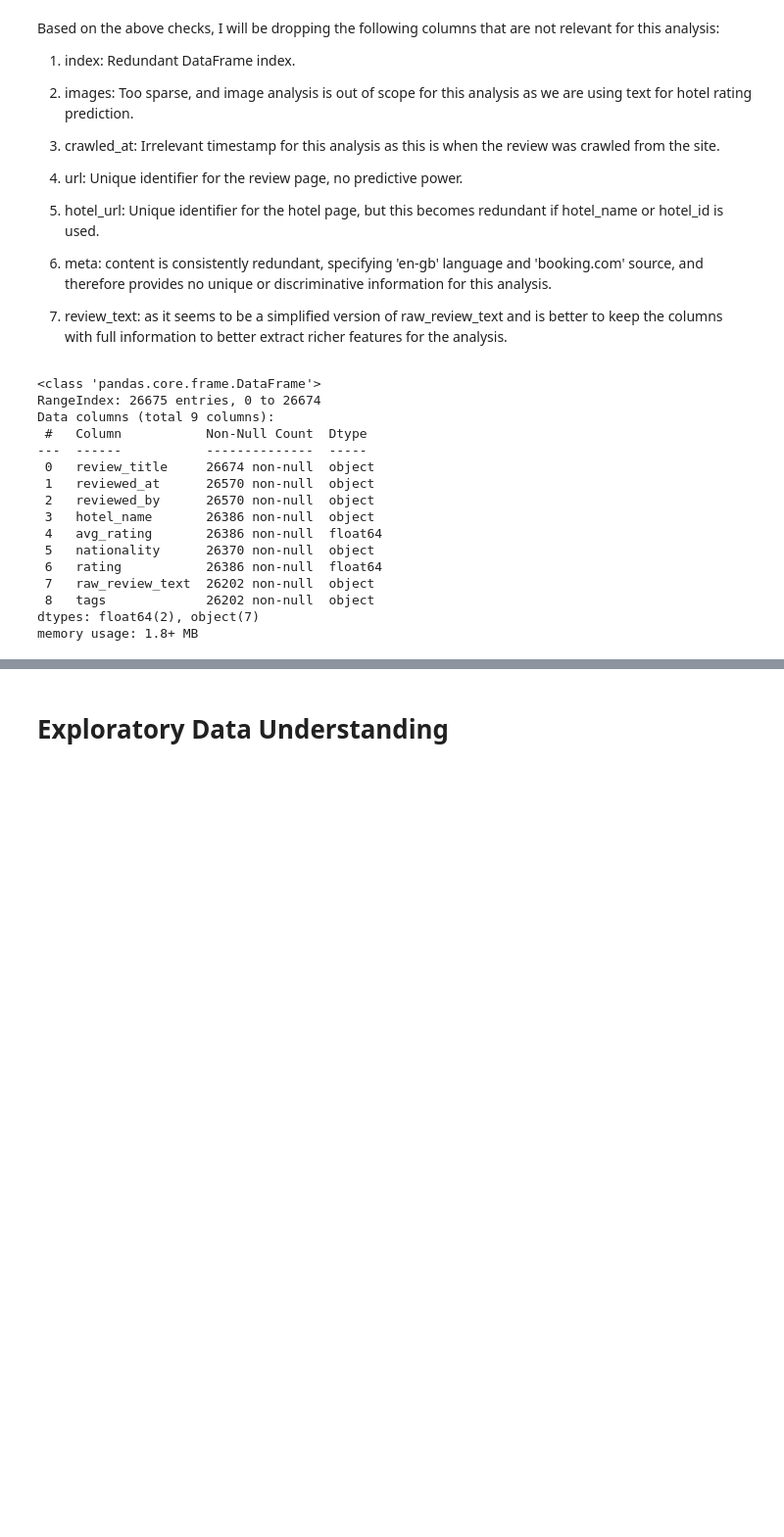
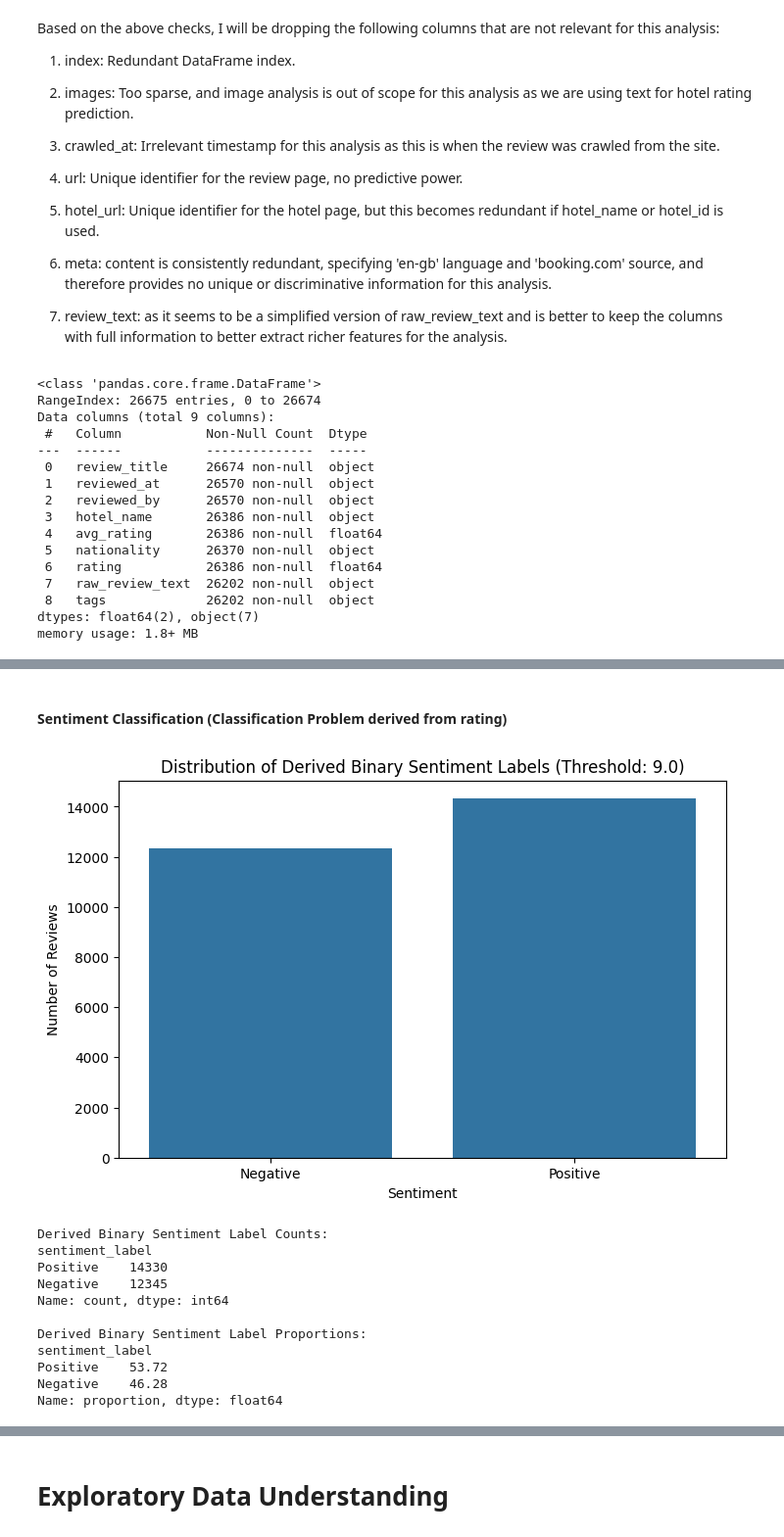
Before and after one commit to KBE25/hotel_sentiment, a Jupyter notebook: notebook.ipynb, the cells around one changed output, grey strips where cells are left out. Shown at 98% size. Saved outputs shown, nothing was run; the diff lists cells and outputs as text; code cells hidden in the pictures; blank space fills up the shorter version.

```diff
--- a/notebook.ipynb
+++ b/notebook.ipynb
@@ -240,0 +311,43 @@ memory usage: 1.8+ MB
+# %% [markdown]
+#### Sentiment Classification (Classification Problem derived from rating)
+# %%
+# Define a function to categorize ratings into sentiments
+# The split for the binary classification was done to try to keep a 50/50 split
+def derive_binary_sentiment(rating):
+    if rating >= 9.0:
+        return 'Positive'
+    else:
+        return 'Negative'
+
+# Create the new binary sentiment column
+df_cleaned['sentiment_label'] = df_cleaned[rating_column_name].apply(derive_binary_sentiment)
+
+#df_classification['sentiment_label'] = df_classification['rating'].apply(derive_binary_sentiment)
+
+# Display the distribution of sentiment labels
+plt.figure(figsize=(8, 5))
+sns.countplot(x='sentiment_label', data=df_cleaned, order=['Negative', 'Positive'])
+plt.title('Distribution of Derived Binary Sentiment Labels (Threshold: 9.0)')
+plt.xlabel('Sentiment')
+plt.ylabel('Number of Reviews')
+plt.show()
+
+# Print counts and percentages to quantify imbalance
+sentiment_counts = df_cleaned['sentiment_label'].value_counts()
+print("\nDerived Binary Sentiment Label Counts:")
+print(sentiment_counts)
+print("\nDerived Binary Sentiment Label Proportions:")
+print((df_cleaned['sentiment_label'].value_counts(normalize=True) * 100).round(2))
+# %% [output]
+[figure, added]
+Derived Binary Sentiment Label Counts:
+sentiment_label
+Positive    14330
+Negative    12345
+Name: count, dtype: int64
+
+Derived Binary Sentiment Label Proportions:
+sentiment_label
+Positive    53.72
+Negative    46.28
+Name: proportion, dtype: float64
```
Also changed, not shown: parts of 8 cells of this notebook.
